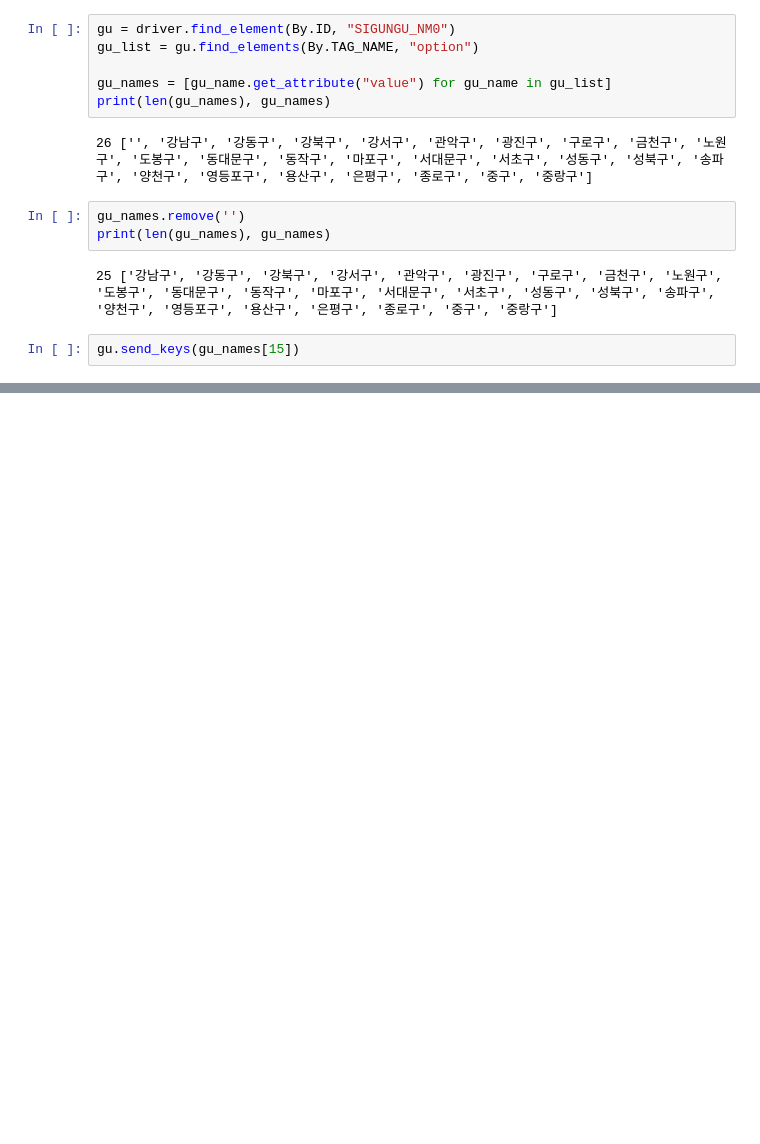
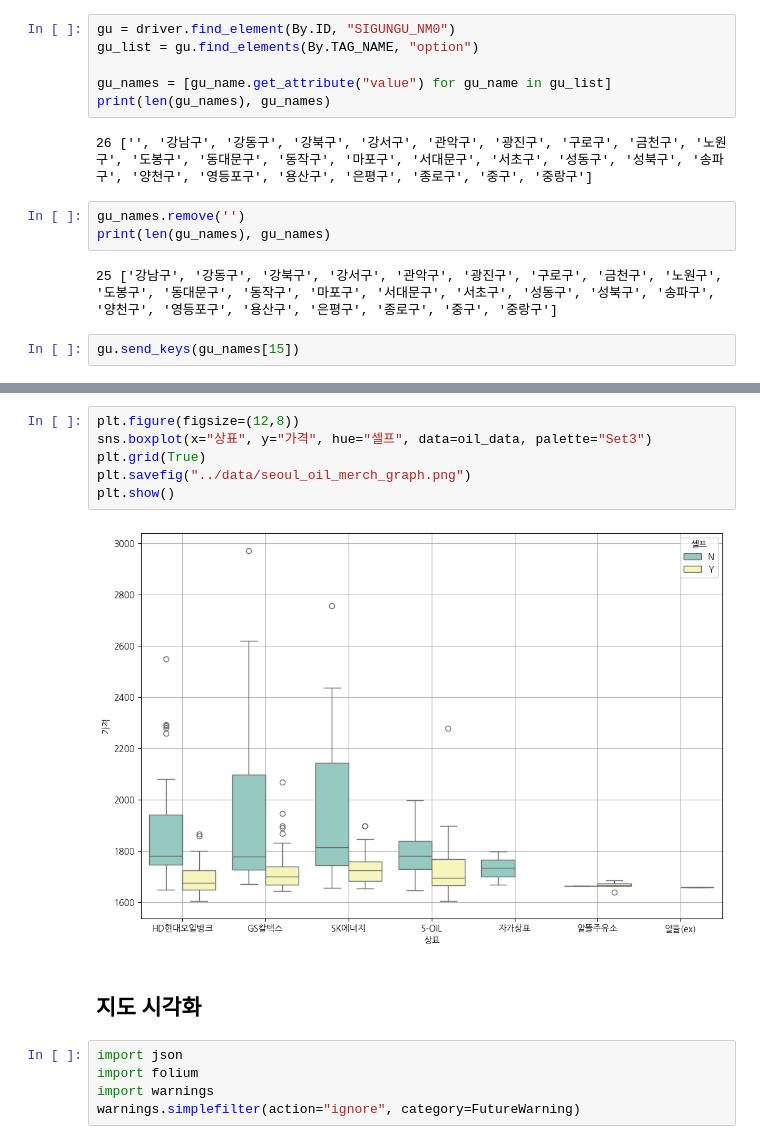
Before and after one commit to KTH-amg/robot_dev, a Jupyter notebook: eda/src/oil.ipynb, the cells around one changed output, grey strips where cells are left out. Drawn from its saved outputs; the diff is of its cells as text; blank space fills up the shorter version.

```diff
--- a/eda/src/oil.ipynb
+++ b/eda/src/oil.ipynb
@@ -165,0 +321,15 @@ driver.quit()
+# %%
+plt.figure(figsize=(12,8))
+sns.boxplot(x="상표", y="가격", hue="셀프", data=oil_data, palette="Set3")
+plt.grid(True)
+plt.savefig("../data/seoul_oil_merch_graph.png")
+plt.show()
+# %% [output]
+[figure, added]
+# %% [markdown]
+## 지도 시각화
+# %%
+import json
+import folium
+import warnings
+warnings.simplefilter(action="ignore", category=FutureWarning)
```
Also changed, not shown: parts of 27 cells of this notebook, 29 other files.
